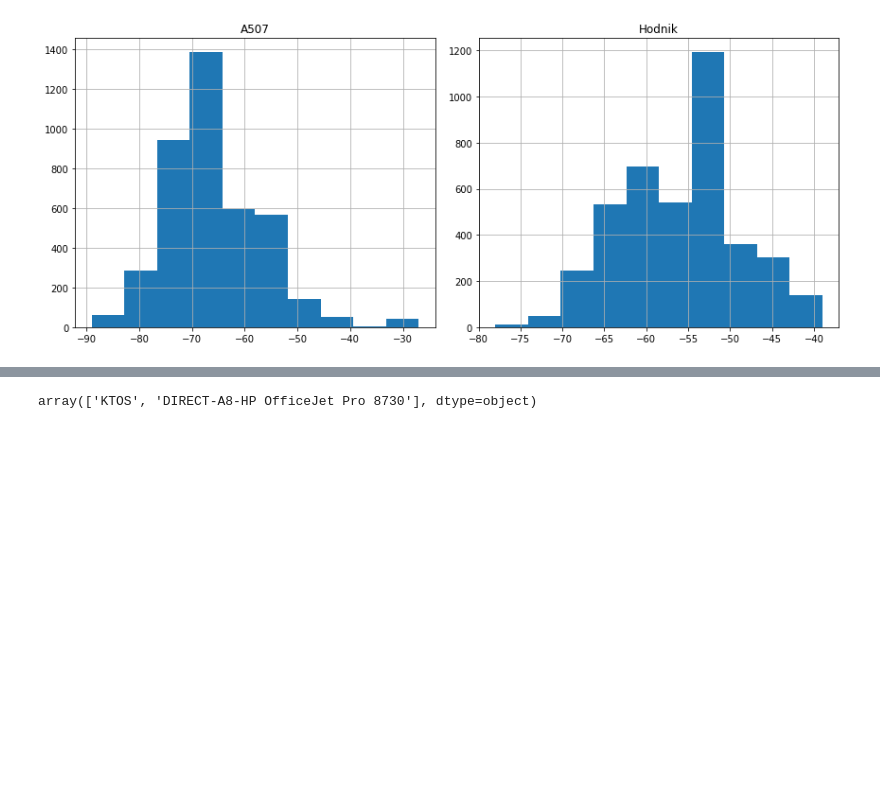
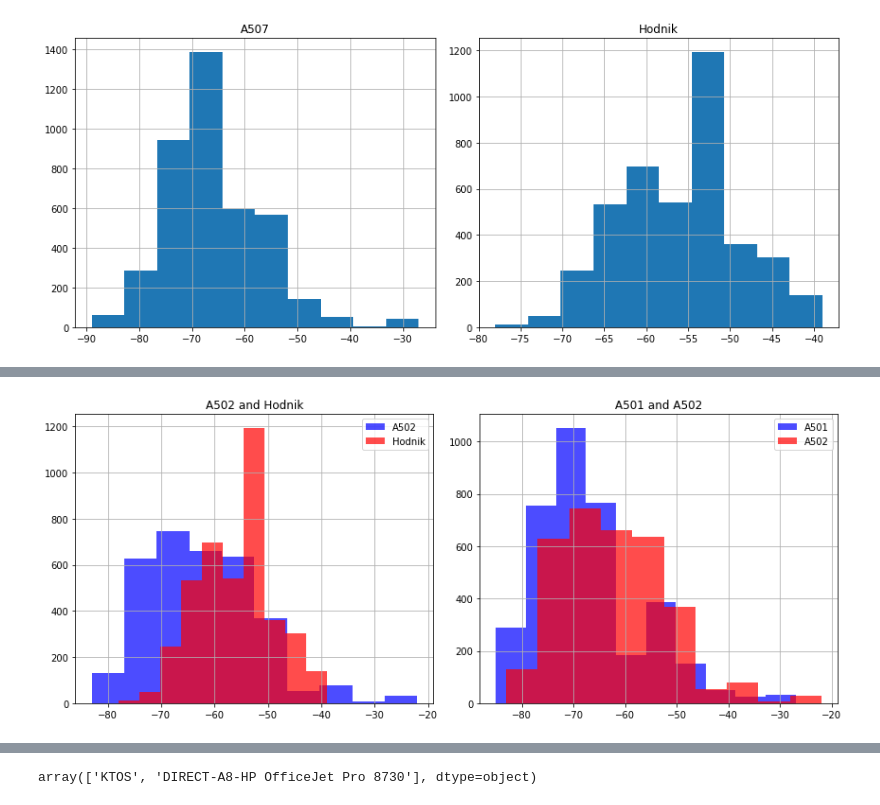
Before and after one commit to TomislavZupanovic/Wifi-Localization, a Jupyter notebook: notebook/data_analysis.ipynb, the cells around one changed output, grey strips where cells are left out. Saved outputs shown, nothing was run; the diff lists cells and outputs as text; code cells hidden in the pictures; blank space fills up the shorter version.

```diff
--- a/notebook/data_analysis.ipynb
+++ b/notebook/data_analysis.ipynb
@@ -52,0 +67,4 @@ grouped_histogram(a507,hall)
+# %%
+grouped_histogram(a502, hall, a501, a502)
+# %% [output]
+[figure, added]
```
Also changed, not shown: parts of 8 cells of this notebook.
